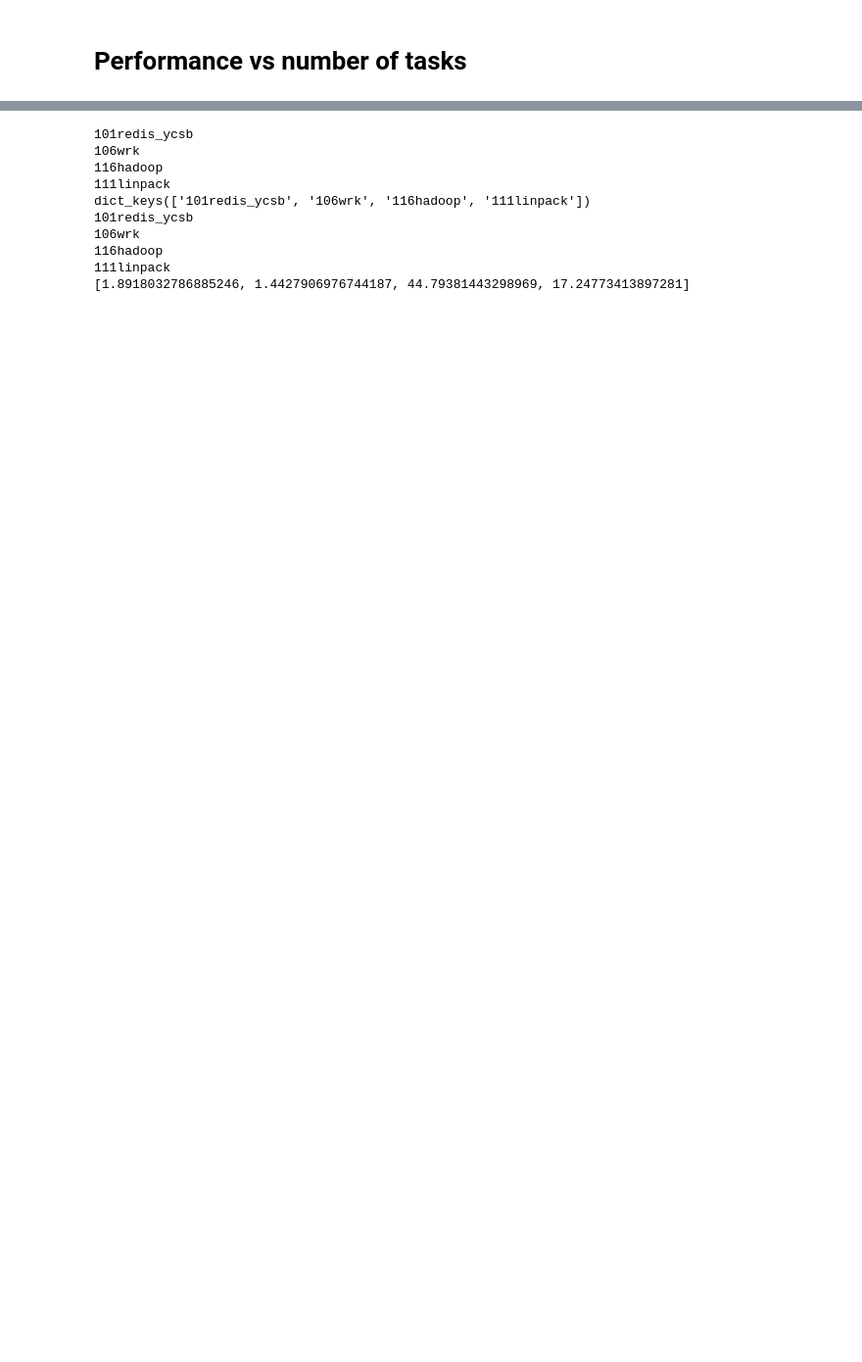
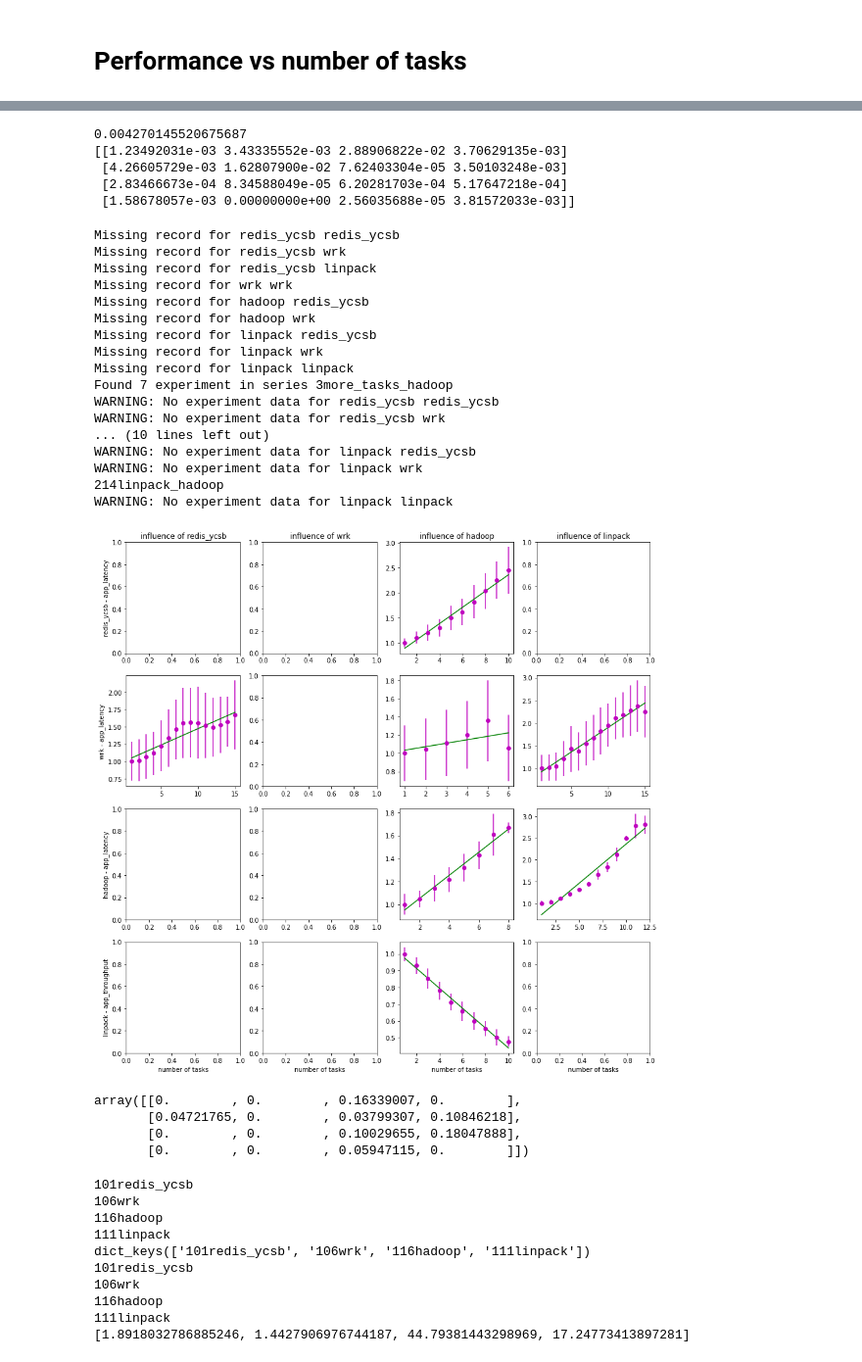
Before and after one commit to pawelzell/cbtool, a Jupyter notebook: myscripts/Interference observation.ipynb, the cells around one changed output, grey strips where cells are left out. Shown: that part at 98% size. Saved outputs shown, nothing was run; the diff lists cells and outputs as text; code cells hidden in the pictures; blank space fills up the shorter version.

```diff
--- a/myscripts/Interference observation.ipynb
+++ b/myscripts/Interference observation.ipynb
@@ -607,3 +531,50 @@ df.loc[(df["expid"] == "214linpack_hadoop") & (df["ai_name"] == "ai_1") & (df["d
+# %%
+n = len(s2.tasks)
+results = np.zeros((n, n))
+for i, t1 in enumerate(s2.tasks):
+    for j, t2 in enumerate(s2.tasks):
+        try:
+            exp = s2.getExperiment(t1, t2)
+            results[i, j] = exp.error
+        except KeyError:
+            pass
+print(np.mean(results))
+print(results)
+# %% [output]
+0.004270145520675687
+[[1.23492031e-03 3.43335552e-03 2.88906822e-02 3.70629135e-03]
+ [4.26605729e-03 1.62807900e-02 7.62403304e-05 3.50103248e-03]
+ [2.83466673e-04 8.34588049e-05 6.20281703e-04 5.17647218e-04]
+ [1.58678057e-03 0.00000000e+00 2.56035688e-05 3.81572033e-03]]
+# %%
+tasks = ["redis_ycsb", "wrk", "hadoop", "linpack"]
+path = "data/3more_tasks_hadoop"
+s3 = ExperimentSeries(path, tasks, {"hadoopslave": 2})
+s3_cpu_vs_perf = analyzePerfVsCpu(s3)
+analyzeInterferenceGrid(s3)
+# %% [output]
+Missing record for redis_ycsb redis_ycsb
+Missing record for redis_ycsb wrk
+Missing record for redis_ycsb linpack
+Missing record for wrk wrk
+Missing record for hadoop redis_ycsb
+Missing record for hadoop wrk
+Missing record for linpack redis_ycsb
+Missing record for linpack wrk
+Missing record for linpack linpack
+Found 7 experiment in series 3more_tasks_hadoop
+WARNING: No experiment data for redis_ycsb redis_ycsb
+WARNING: No experiment data for redis_ycsb wrk
+... (10 lines left out)
+WARNING: No experiment data for linpack redis_ycsb
+WARNING: No experiment data for linpack wrk
+214linpack_hadoop
+WARNING: No experiment data for linpack linpack
+[figure, added]
+array([[0.        , 0.        , 0.16339007, 0.        ],
+       [0.04721765, 0.        , 0.03799307, 0.10846218],
+       [0.        , 0.        , 0.10029655, 0.18047888],
+       [0.        , 0.        , 0.05947115, 0.        ]])
 # %%
 # hokey curve for redis_ycsb on naan
 # %%
```
Also changed, not shown: parts of 12 cells of this notebook.
